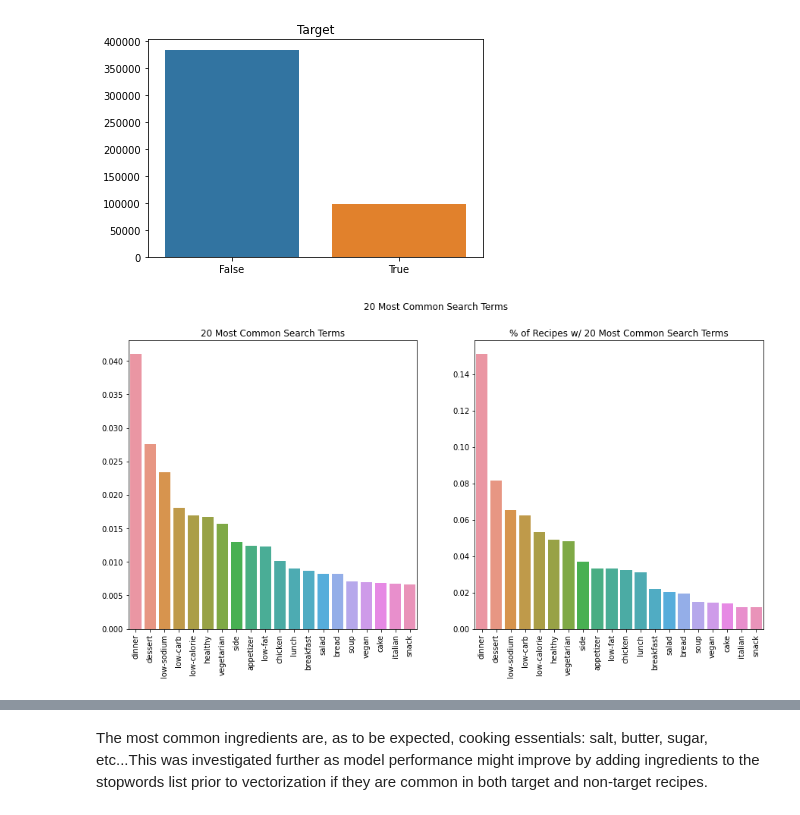
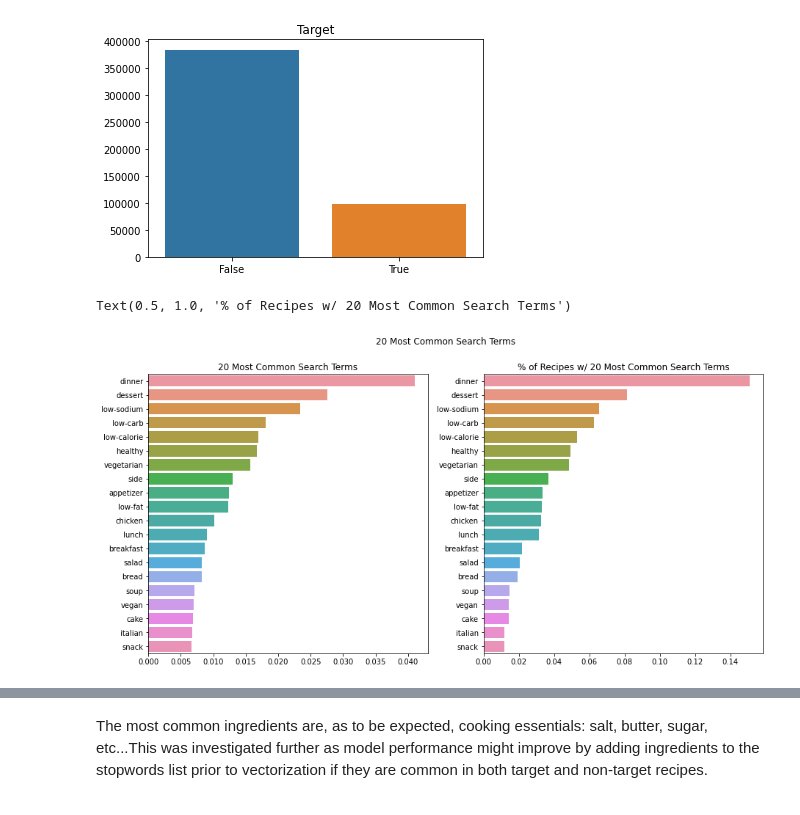
Before and after one commit to AJMarshall-25/NLP_Recipe_Analysis, a Jupyter notebook: recipe-classification-with-nlp-v6 DRAFT.ipynb, the cells around one changed output, grey strips where cells are left out. Cells and saved outputs as stored; diff of their text form; code cells hidden in the pictures.

```diff
--- a/recipe-classification-with-nlp-v6 DRAFT.ipynb
+++ b/recipe-classification-with-nlp-v6 DRAFT.ipynb
@@ -209,8 +176,3 @@ df_no_ingredients.head()
 df_no_ingredients['steps'].iloc[0]
 # %% [output]
 "['Bring first 3 ingredients to a boil in a large saucepan. Add carrots to pan; cook 2 minutes.', 'Add onions; cook 1 minute. Add pepper slices; cook 1 minute. Add beans; cook 1 minute.', 'Remove from ...
-# %%
-# since there are only 20 recipes that do not have their ingredients broken out these will
-# be dropped from the dataframe
-df = df[df['ingredients'] != "[]"]
-df.describe(include = 'object')
@@ -641,16 +576,17 @@ not_easy_steps_count = nlp_project.lists_to_count(df[df['target'] == 0], 'ingred
 # %%
 fig, ax = plt.subplots(nrows=1, ncols=2,figsize=(15,7))
 fig.suptitle('20 Most Common Search Terms')
 
-sns.barplot(ax = ax[0], x=search_terms_count.index[:20], y=ingredients_count.values[:20]/ingredients_count.sum())
+sns.barplot(ax = ax[0], x=ingredients_count.values[:20]/ingredients_count.sum(), y=search_terms_count.index[:20])
 ax[0].set_title('20 Most Common Search Terms')
-ax[0].tick_params(axis = 'x', rotation = 90);
+# ax[0].tick_params(axis = 'x', rotation = 90);
 
-sns.barplot(ax = ax[1], x=search_terms_count.index[:20], y=search_terms_count.values[:20]/search_terms_count.sum())
+sns.barplot(ax = ax[1],x=search_terms_count.values[:20]/search_terms_count.sum(), y=search_terms_count.index[:20])
 ax[1].set_title('% of Recipes w/ 20 Most Common Search Terms')
-ax[1].tick_params(axis = 'x', rotation = 90);
+# ax[1].tick_params(axis = 'x', rotation = 90);
 # %% [output]
+Text(0.5, 1.0, '% of Recipes w/ 20 Most Common Search Terms')
-[figure, old version]
+[figure, new version]
 # %%
 fig, ax = plt.subplots(figsize=(10,10))
 
```
Also changed, not shown: parts of 72 cells of this notebook.
